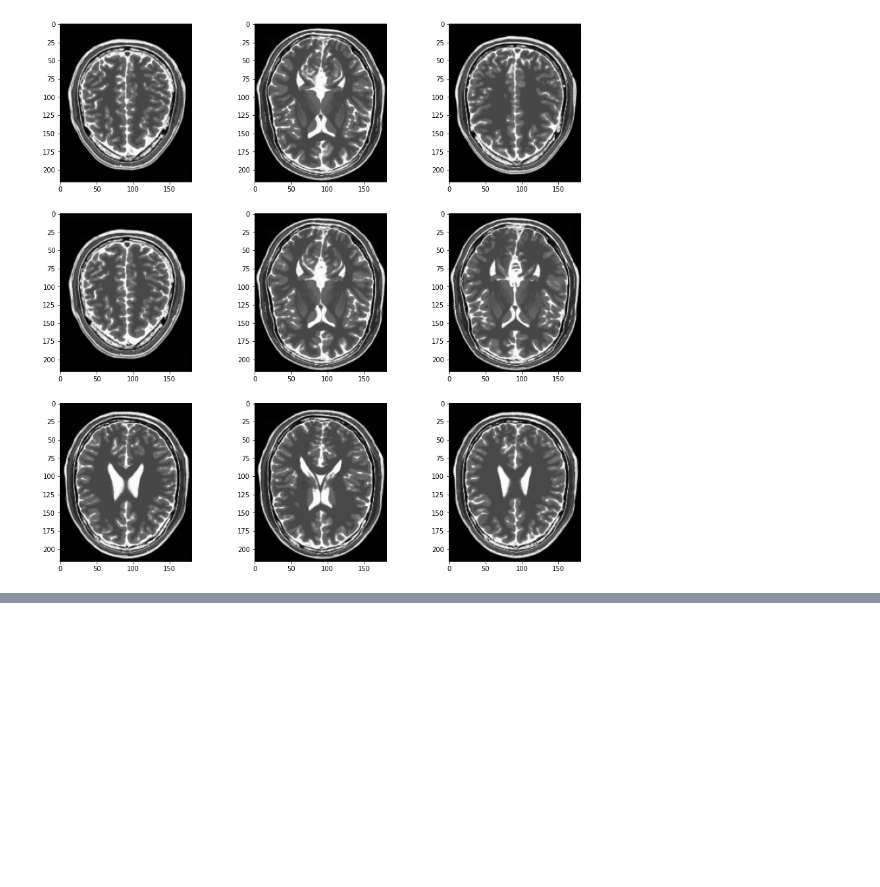
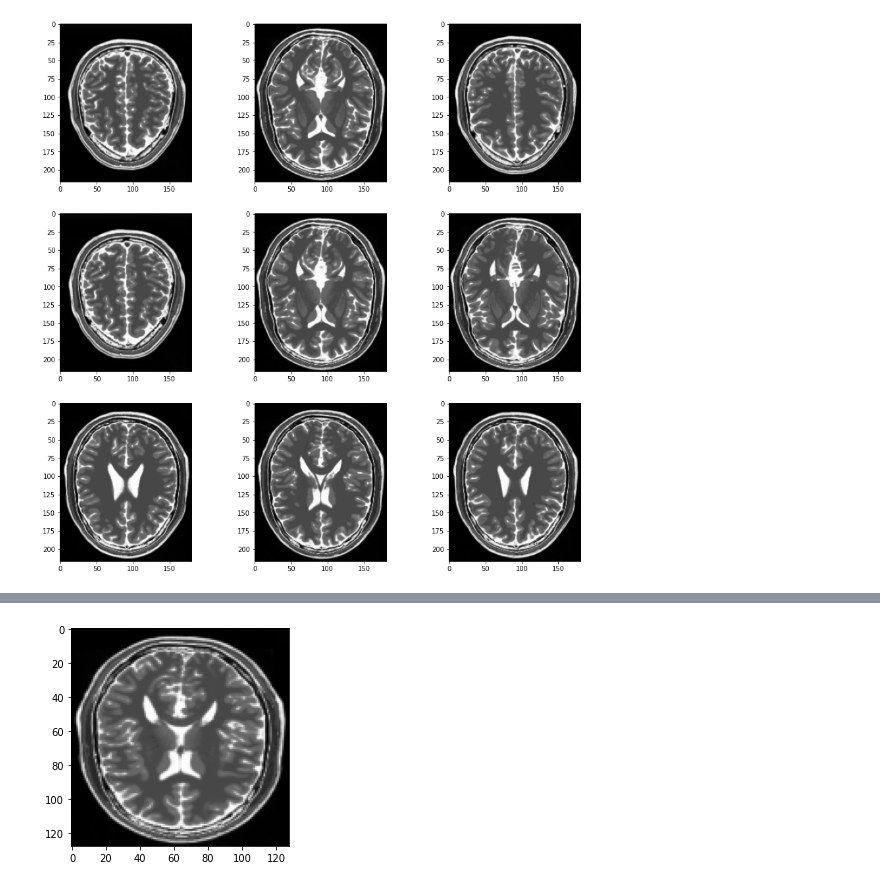
Before and after one commit to chaitsugale/Style-Transfer-using-CycleGAN, a Jupyter notebook: Style_Transfer_MR1_T1_T2_Cyclic_GAN_Capstone_Project_Chaitanya.ipynb, the cells around one changed output, grey strips where cells are left out. Cells and saved outputs as stored; diff of their text form; code cells hidden in the pictures; blank space fills up the shorter version.

```diff
--- a/Style_Transfer_MR1_T1_T2_Cyclic_GAN_Capstone_Project_Chaitanya.ipynb
+++ b/Style_Transfer_MR1_T1_T2_Cyclic_GAN_Capstone_Project_Chaitanya.ipynb
@@ -287,0 +360,6 @@ TR2 IMAGE
+# %%
+plt.imshow(first_image.numpy()[:,:,0], cmap = 'gray')
+
+plt.show()
+# %% [output]
+[figure, added]
```
Also changed, not shown: parts of 12 cells of this notebook.
